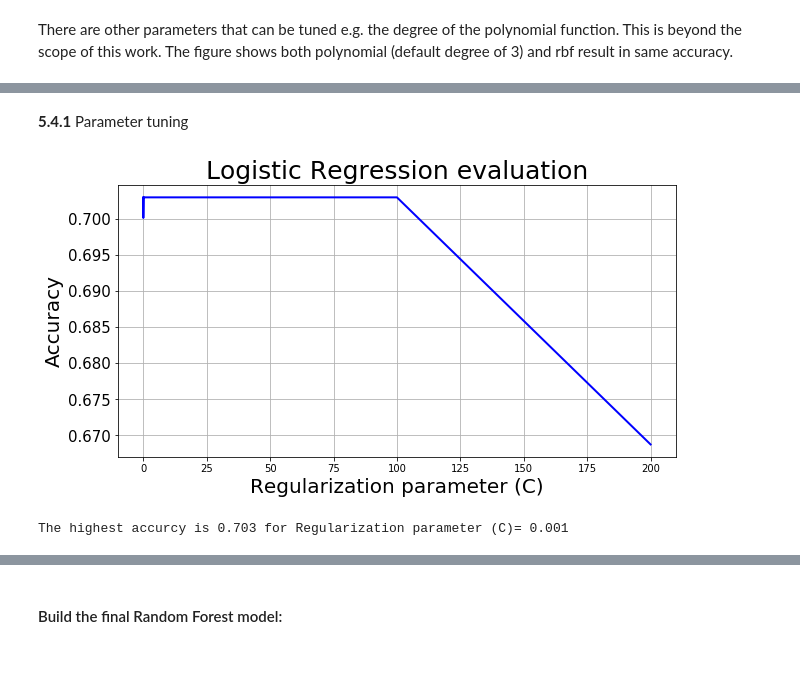
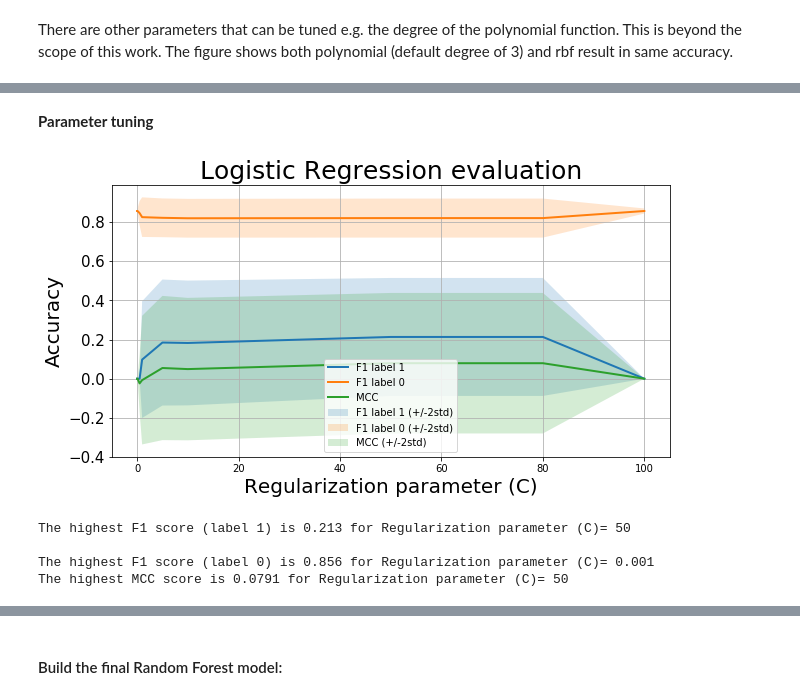
Before and after one commit to Ehsan-Negahbani/Best-Classifier, a Jupyter notebook: Loan Default Prediction.ipynb, the cells around one changed output, grey strips where cells are left out. Drawn from its saved outputs; the diff is of its cells as text; code cells hidden in the pictures; blank space fills up the shorter version.

```diff
--- a/Loan Default Prediction.ipynb
+++ b/Loan Default Prediction.ipynb
@@ -709,0 +410,8 @@ All kernels work with comparable accuracies, except rbf.
+# %%
+# Function that returns f1 score to be used in "cross_val_score"
+def myF1_scorer(y_true, y_pred, **kwargs):
+    return(f1_score(y_true, y_pred, pos_label = 0))
+# %%
+# Function that returns matthew's correlation coefficient to be used in "cross_val_score"
+def myMCC_scorer(y_true, y_pred, **kwargs):
+    return(matthews_corrcoef(y_true, y_pred))
@@ -709,0 +480,5 @@ All kernels work with comparable accuracies, except rbf.
+# %%
+k=7
+knn = KNeighborsClassifier(n_neighbors=k)
+# knn.fit(X_train, y_train)
+knn.fit(X, y)
@@ -715,4 +550,4 @@ The figure shows both polynomial (default degree of 3) and rbf result in same ac
 # %%
-loanSVM = svm.SVC(C = 1, kernel='linear', gamma = 'auto')
+loanSVM = svm.SVC(C = 10, kernel='sigmoid', gamma = 'auto')
 loanSVM.fit(X, y)
 # %% [output]
@@ -737,2 +560,2 @@ Plot accuracy curves based on different C values to find the best for this datas
 # %% [markdown]
-**5.4.1** Parameter tuning
+**Parameter tuning**
@@ -739,19 +566,46 @@ Plot accuracy curves based on different C values to find the best for this datas
 # %%
 from sklearn.linear_model import LogisticRegression
-Cvec = [0.001, 0.01, 0.1, 1, 10, 50, 80, 100, 200]
+Cvec = [0.001, 0.01, 0.1, 0.5, 1, 5, 10, 50, 80, 100]
 n=0
-acu_vals = np.zeros(len(Cvec))
+
+f1_0_vals = np.zeros(len(Cvec))
+f1_0_std_vals = np.zeros(len(Cvec))
+
+f1_1_vals = np.zeros(len(Cvec))
+f1_1_std_vals = np.zeros(len(Cvec))
+
+MCC_vals = np.zeros(len(Cvec))
+MCC_std_vals = np.zeros(len(Cvec))
+
+my_scorer_F1 = make_scorer(myF1_scorer)
+my_scorer_MCC = make_scorer(myMCC_scorer)
 for myC in Cvec:
-#     print(myC)
     # Build the model
-    LR = LogisticRegression(C=myC, solver='liblinear') # liblinear is recommended for smal datasets
-    acu_vals[n-1] = cross_val_score(LR,
-                                    X, y, cv = 10, scoring = 'accuracy').mean()
+    LR = LogisticRegression(C=myC, solver='liblinear', penalty='l1') # liblinear is recommended for smal datasets
+
+    scores = cross_val_score(LR, X, y, cv = 10, scoring = 'f1')
+    f1_0_vals[n-1] = scores.mean()
+    f1_0_std_vals[n-1] = scores.std()
+
+    scores = cross_val_score(LR, X, y, cv = 10, scoring = my_scorer_F1)
+    f1_1_vals[n-1] = scores.mean()
+    f1_1_std_vals[n-1] = scores.std()
+
+    scores = cross_val_score(LR, X, y, cv = 10, scoring = my_scorer_MCC)
+    MCC_vals[n-1] = scores.mean()
+    MCC_std_vals[n-1] = scores.std()
+
     n+=1
 # plot model evaluation and find the optimum parameter
 model_par_name = 'Regularization parameter (C)'
 model_name = 'Logistic Regression'
-model_eval_plt(list(Cvec), acu_vals, model_name, model_par_name)
+model_eval_plt(Cvec, f1_0_vals,f1_0_std_vals,
+               f1_1_vals,f1_1_std_vals,
+               MCC_vals, MCC_std_vals,
+               model_name, model_par_name)
 # %% [output]
-[figure, old version]
+[figure, new version]
-The highest accurcy is 0.703 for Regularization parameter (C)= 0.001
+The highest F1 score (label 1) is 0.213 for Regularization parameter (C)= 50
+
+The highest F1 score (label 0) is 0.856 for Regularization parameter (C)= 0.001
+The highest MCC score is 0.0791 for Regularization parameter (C)= 50
```
Also changed, not shown: parts of 200 cells of this notebook.
